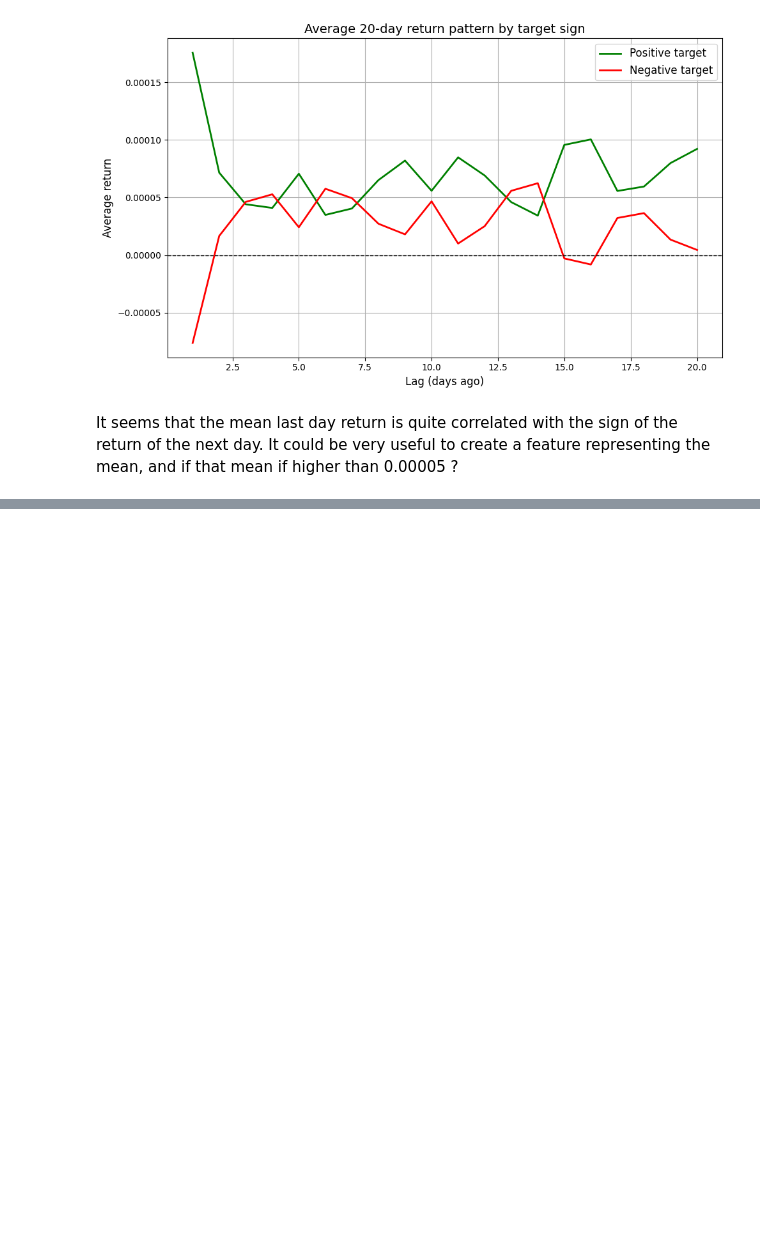
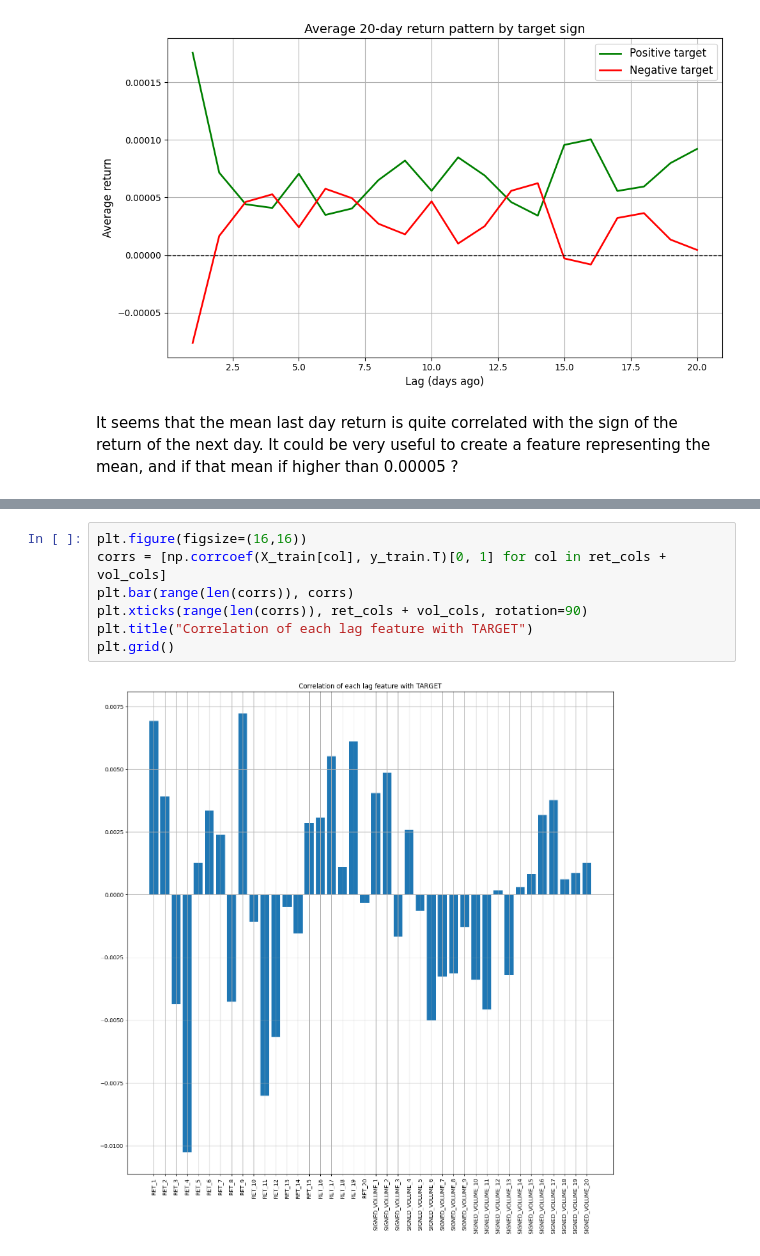
Before and after one commit to leclercrafael/QRT-Asset-Allocation-Performance-forecasting, a Jupyter notebook: main_raf.ipynb, the cells around one changed output, grey strips where cells are left out. Saved outputs shown, nothing was run; the diff lists cells and outputs as text; blank space fills up the shorter version.

```diff
--- a/main_raf.ipynb
+++ b/main_raf.ipynb
@@ -221,0 +234,9 @@ It seems that the mean last day return is quite correlated with the sign of the
+# %%
+plt.figure(figsize=(16,16))
+corrs = [np.corrcoef(X_train[col], y_train.T)[0, 1] for col in ret_cols + vol_cols]
+plt.bar(range(len(corrs)), corrs)
+plt.xticks(range(len(corrs)), ret_cols + vol_cols, rotation=90)
+plt.title("Correlation of each lag feature with TARGET")
+plt.grid()
+# %% [output]
+[figure, added]
```
Also changed, not shown: parts of 2 cells of this notebook.
